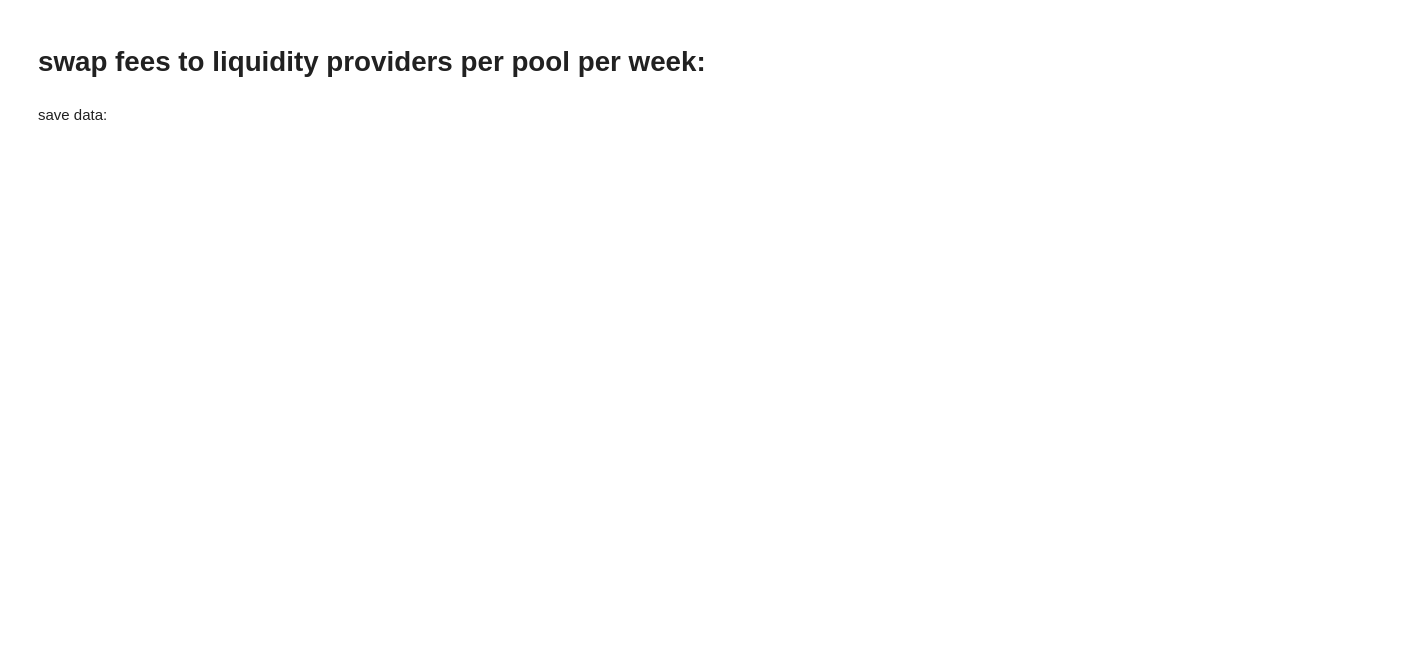
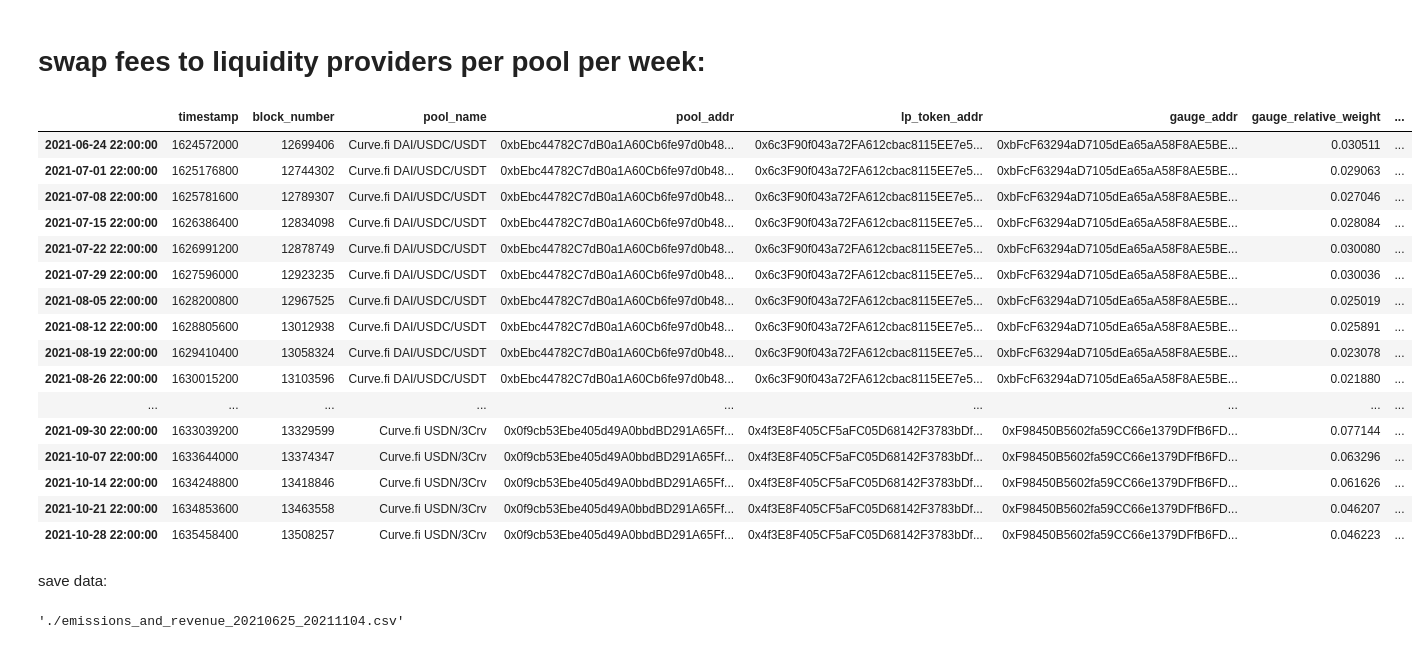
Before and after one commit to bout3fiddy/on-chain-analytics, a Jupyter notebook: notebooks/curve-analysis/curve-pool-simulation/3crv_per_crv_emitted.ipynb, the cells around one changed output. Cells and saved outputs as stored; diff of their text form; code cells hidden in the pictures; blank space fills up the shorter version.

```diff
--- a/notebooks/curve-analysis/curve-pool-simulation/3crv_per_crv_emitted.ipynb
+++ b/notebooks/curve-analysis/curve-pool-simulation/3crv_per_crv_emitted.ipynb
@@ -117,10 +119,19 @@ gauge_controller.info()
 # %% [markdown]
 Get crv emitted for gauge
 # %%
-time_start = int(datetime.datetime.strptime("2021-08-01", "%Y-%m-%d").timestamp())
-time_end = int(datetime.datetime.strptime("2021-11-01", "%Y-%m-%d").timestamp())
-delta_time = int(datetime.timedelta(days=1).total_seconds())
+time_start = int(datetime.datetime.strptime("2021-06-25", "%Y-%m-%d").timestamp())
+time_end = int(datetime.datetime.strptime("2021-11-04", "%Y-%m-%d").timestamp())
+delta_time = int(datetime.timedelta(days=7).total_seconds())
 date_range = list(range(time_start,time_end,delta_time))
+# %%
+eth_pools_and_gauges = {
+    '0xbEbc44782C7dB0a1A60Cb6fe97d0b483032FF1C7': ['0xbFcF63294aD7105dEa65aA58F8AE5BE2D9d0952A',
+                                                   '0x6c3F90f043a72FA612cbac8115EE7e52BDe6E490',
+                                                   'Curve.fi DAI/USDC/USDT'],
+    '0x0f9cb53Ebe405d49A0bbdBD291A65Ff571bC83e1': ['0xF98450B5602fa59CC66e1379DFfB6FDDc724CfC4',
+                                                   '0x4f3E8F405CF5aFC05D68142F3783bDfE13811522',
+                                                   'Curve.fi USDN/3Crv'],
+}
 # %%
 emissions_data = pd.DataFrame()
 for timestamp in date_range:
@@ -148,12 +159,10 @@ for timestamp in date_range:
 
             # get virtual price:
             try:
-                lp_token_virtual_price = (
-                    ethereum_registry_contract.get_virtual_price_from_lp_token(lp_token_addr)
-                ) * 1e-18
-            except TypeError:
-                lp_token = init_contract(lp_token_addr)
-                lp_token_virtual_price = lp_token.get_virtual_price() * 1e-18
+                lp_token_contract = init_contract(pool_addr)
+                virtual_price = lp_token_contract.get_virtual_price() * 1e-18
+            except:
+                virtual_price = 0
 
             # get total supply of lp_token:
             lp_token = init_contract(lp_token_addr)
@@ -167,7 +176,7 @@ for timestamp in date_range:
             pool_data['lp_token_addr'] = lp_token_addr
             pool_data['gauge_addr'] = gauge_addr
             pool_data['gauge_relative_weight'] = gauge_relative_weight
-            pool_data['lp_token_virtual_price'] = lp_token_virtual_price
+            pool_data['lp_token_virtual_price'] = virtual_price
             pool_data['total_supply_lp_token'] = total_supply_lp_token
             pool_data['crv_minted_past_1d'] = crv_minted
             pool_data['crv_to_gauge'] = gauge_relative_weight * crv_minted
@@ -203,12 +218,29 @@ for pool_addr in emissions_data.pool_addr.unique():
 
     pool_data = emissions_data[emissions_data.pool_addr == pool_addr]
     pool_data = pool_data.sort_values(by="block_number", ascending=True)
-
     pool_data['virtual_price_diff'] = pool_data.lp_token_virtual_price.diff()
-    pool_data['swap_fee_revenue'] = pool_data.virtual_price_diff * pool_data.total_supply_lp_token * 2
-    pool_data['swap_revenue_to_crv_emissions_ratio'] = pool_data.swap_fee_revenue / pool_data.crv_to_gauge
 
     emissions_and_revenue = pd.concat([emissions_and_revenue, pool_data])
+# %%
+emissions_and_revenue
+# %% [output]
+|  | timestamp | block_number | pool_name | pool_addr | lp_token_addr | gauge_addr | gauge_relative_weight | ... |
+| 2021-06-24 22:00:00 | 1624572000 | 12699406 | Curve.fi DAI/USDC/USDT | 0xbEbc44782C7dB0a1A60Cb6fe97d0b48... | 0x6c3F90f043a72FA612cbac8115EE7e5... | 0xbFcF63294aD7105dEa65aA58F8AE5BE... | 0.030511 | ... |
+| 2021-07-01 22:00:00 | 1625176800 | 12744302 | Curve.fi DAI/USDC/USDT | 0xbEbc44782C7dB0a1A60Cb6fe97d0b48... | 0x6c3F90f043a72FA612cbac8115EE7e5... | 0xbFcF63294aD7105dEa65aA58F8AE5BE... | 0.029063 | ... |
+| 2021-07-08 22:00:00 | 1625781600 | 12789307 | Curve.fi DAI/USDC/USDT | 0xbEbc44782C7dB0a1A60Cb6fe97d0b48... | 0x6c3F90f043a72FA612cbac8115EE7e5... | 0xbFcF63294aD7105dEa65aA58F8AE5BE... | 0.027046 | ... |
+| 2021-07-15 22:00:00 | 1626386400 | 12834098 | Curve.fi DAI/USDC/USDT | 0xbEbc44782C7dB0a1A60Cb6fe97d0b48... | 0x6c3F90f043a72FA612cbac8115EE7e5... | 0xbFcF63294aD7105dEa65aA58F8AE5BE... | 0.028084 | ... |
+| 2021-07-22 22:00:00 | 1626991200 | 12878749 | Curve.fi DAI/USDC/USDT | 0xbEbc44782C7dB0a1A60Cb6fe97d0b48... | 0x6c3F90f043a72FA612cbac8115EE7e5... | 0xbFcF63294aD7105dEa65aA58F8AE5BE... | 0.030080 | ... |
+| 2021-07-29 22:00:00 | 1627596000 | 12923235 | Curve.fi DAI/USDC/USDT | 0xbEbc44782C7dB0a1A60Cb6fe97d0b48... | 0x6c3F90f043a72FA612cbac8115EE7e5... | 0xbFcF63294aD7105dEa65aA58F8AE5BE... | 0.030036 | ... |
+| 2021-08-05 22:00:00 | 1628200800 | 12967525 | Curve.fi DAI/USDC/USDT | 0xbEbc44782C7dB0a1A60Cb6fe97d0b48... | 0x6c3F90f043a72FA612cbac8115EE7e5... | 0xbFcF63294aD7105dEa65aA58F8AE5BE... | 0.025019 | ... |
+| 2021-08-12 22:00:00 | 1628805600 | 13012938 | Curve.fi DAI/USDC/USDT | 0xbEbc44782C7dB0a1A60Cb6fe97d0b48... | 0x6c3F90f043a72FA612cbac8115EE7e5... | 0xbFcF63294aD7105dEa65aA58F8AE5BE... | 0.025891 | ... |
+| 2021-08-19 22:00:00 | 1629410400 | 13058324 | Curve.fi DAI/USDC/USDT | 0xbEbc44782C7dB0a1A60Cb6fe97d0b48... | 0x6c3F90f043a72FA612cbac8115EE7e5... | 0xbFcF63294aD7105dEa65aA58F8AE5BE... | 0.023078 | ... |
+| 2021-08-26 22:00:00 | 1630015200 | 13103596 | Curve.fi DAI/USDC/USDT | 0xbEbc44782C7dB0a1A60Cb6fe97d0b48... | 0x6c3F90f043a72FA612cbac8115EE7e5... | 0xbFcF63294aD7105dEa65aA58F8AE5BE... | 0.021880 | ... |
+| ... | ... | ... | ... | ... | ... | ... | ... | ... |
+| 2021-09-30 22:00:00 | 1633039200 | 13329599 | Curve.fi USDN/3Crv | 0x0f9cb53Ebe405d49A0bbdBD291A65Ff... | 0x4f3E8F405CF5aFC05D68142F3783bDf... | 0xF98450B5602fa59CC66e1379DFfB6FD... | 0.077144 | ... |
+| 2021-10-07 22:00:00 | 1633644000 | 13374347 | Curve.fi USDN/3Crv | 0x0f9cb53Ebe405d49A0bbdBD291A65Ff... | 0x4f3E8F405CF5aFC05D68142F3783bDf... | 0xF98450B5602fa59CC66e1379DFfB6FD... | 0.063296 | ... |
+| 2021-10-14 22:00:00 | 1634248800 | 13418846 | Curve.fi USDN/3Crv | 0x0f9cb53Ebe405d49A0bbdBD291A65Ff... | 0x4f3E8F405CF5aFC05D68142F3783bDf... | 0xF98450B5602fa59CC66e1379DFfB6FD... | 0.061626 | ... |
+| 2021-10-21 22:00:00 | 1634853600 | 13463558 | Curve.fi USDN/3Crv | 0x0f9cb53Ebe405d49A0bbdBD291A65Ff... | 0x4f3E8F405CF5aFC05D68142F3783bDf... | 0xF98450B5602fa59CC66e1379DFfB6FD... | 0.046207 | ... |
+| 2021-10-28 22:00:00 | 1635458400 | 13508257 | Curve.fi USDN/3Crv | 0x0f9cb53Ebe405d49A0bbdBD291A65Ff... | 0x4f3E8F405CF5aFC05D68142F3783bDf... | 0xF98450B5602fa59CC66e1379DFfB6FD... | 0.046223 | ... |
 # %% [markdown]
 save data:
 # %%
@@ -215,0 +249,8 @@ emissions_and_revenue.to_csv(f"./emissions_and_revenue_{time_start.strftime('%Y%
+# %%
+f_name = f"./emissions_and_revenue_" \
+         f"{t_start}_" \
+         f"{t_end}.csv"
+emissions_and_revenue.to_csv(f_name)
+f_name
+# %% [output]
+'./emissions_and_revenue_20210625_20211104.csv'
```
Also changed, not shown: parts of 4 cells of this notebook, 2 other files.
